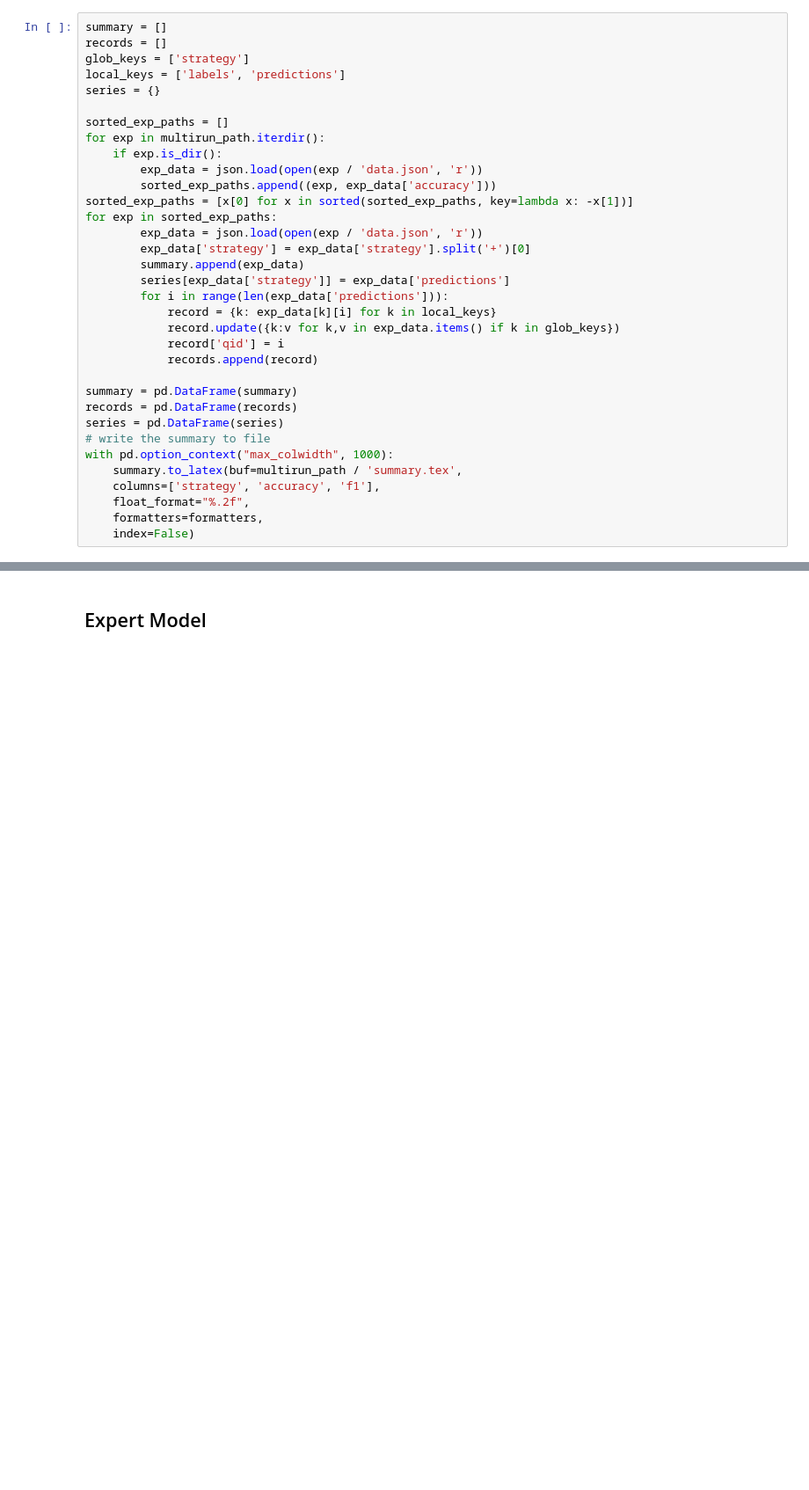
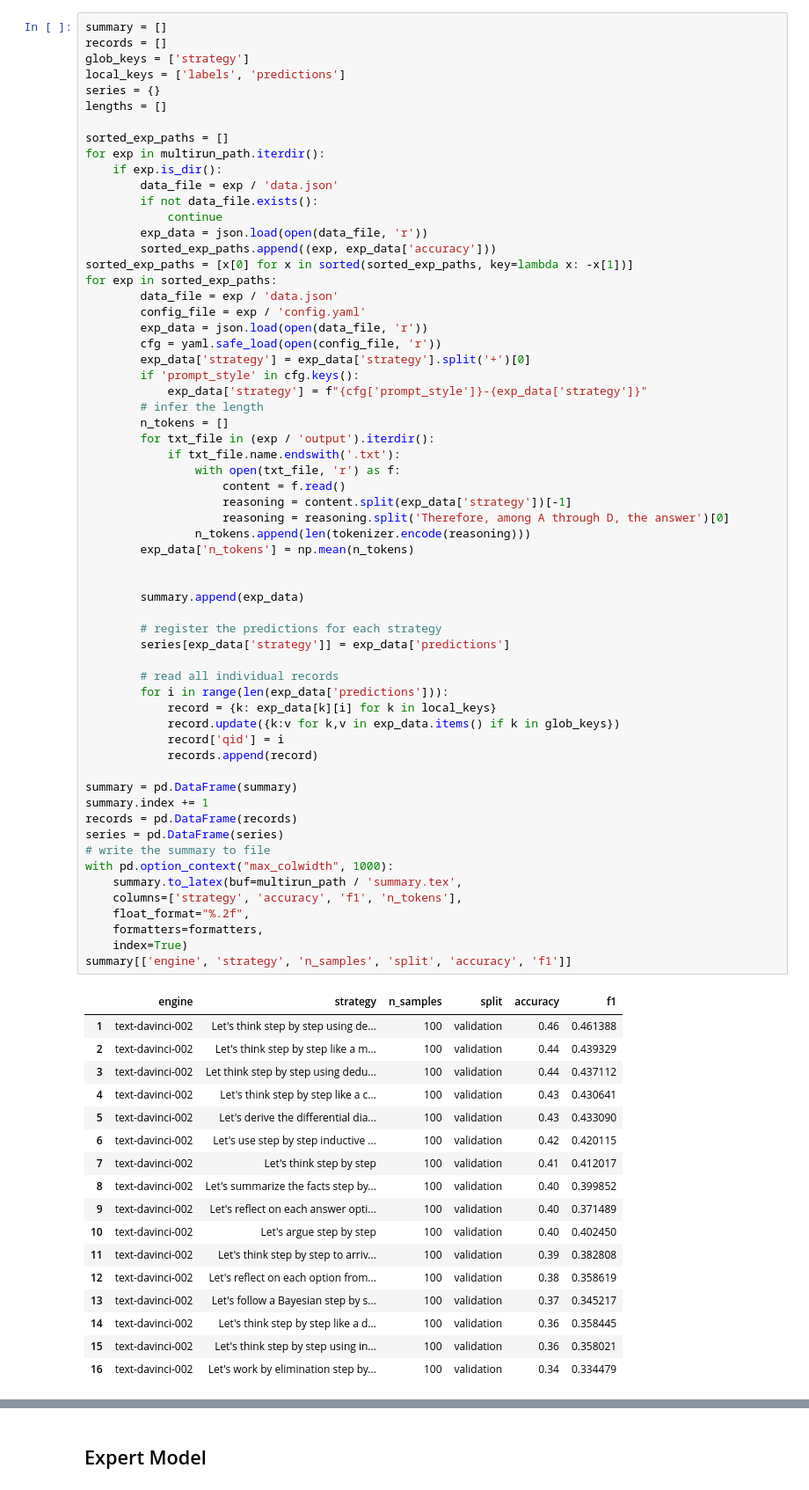
Before and after one commit to vlievin/medical-reasoning, a Jupyter notebook: notebooks/strategies.ipynb, the cells around one changed output, grey strips where cells are left out. Shown at 88% size. Drawn from its saved outputs; the diff is of its cells as text; blank space fills up the shorter version.

Commit message:
Find optimal combinations of strategies on the valid. set

```diff
--- a/notebooks/strategies.ipynb
+++ b/notebooks/strategies.ipynb
@@ -19,34 +29,79 @@ multirun_path = Path("/home/valv/remote_data/17-31-14")
 # %%
 summary = []
 records = []
 glob_keys = ['strategy']
 local_keys = ['labels', 'predictions']
 series = {}
+lengths = []
 
 sorted_exp_paths = []
 for exp in multirun_path.iterdir():
     if exp.is_dir():
-        exp_data = json.load(open(exp / 'data.json', 'r'))
+        data_file = exp / 'data.json'
+        if not data_file.exists():
+            continue
+        exp_data = json.load(open(data_file, 'r'))
         sorted_exp_paths.append((exp, exp_data['accuracy']))
 sorted_exp_paths = [x[0] for x in sorted(sorted_exp_paths, key=lambda x: -x[1])]
 for exp in sorted_exp_paths:
-        exp_data = json.load(open(exp / 'data.json', 'r'))
+        data_file = exp / 'data.json'
+        config_file = exp / 'config.yaml'
+        exp_data = json.load(open(data_file, 'r'))
+        cfg = yaml.safe_load(open(config_file, 'r'))
         exp_data['strategy'] = exp_data['strategy'].split('+')[0]
+        if 'prompt_style' in cfg.keys():
+            exp_data['strategy'] = f"{cfg['prompt_style']}-{exp_data['strategy']}"
+        # infer the length
+        n_tokens = []
+        for txt_file in (exp / 'output').iterdir():
+            if txt_file.name.endswith('.txt'):
+                with open(txt_file, 'r') as f:
+                    content = f.read()
+                    reasoning = content.split(exp_data['strategy'])[-1]
+                    reasoning = reasoning.split('Therefore, among A through D, the answer')[0]
+                n_tokens.append(len(tokenizer.encode(reasoning)))
+        exp_data['n_tokens'] = np.mean(n_tokens)
+
+
         summary.append(exp_data)
+
+        # register the predictions for each strategy
         series[exp_data['strategy']] = exp_data['predictions']
+
+        # read all individual records
         for i in range(len(exp_data['predictions'])):
             record = {k: exp_data[k][i] for k in local_keys}
             record.update({k:v for k,v in exp_data.items() if k in glob_keys})
             record['qid'] = i
             records.append(record)
 
 summary = pd.DataFrame(summary)
+summary.index += 1
 records = pd.DataFrame(records)
 series = pd.DataFrame(series)
 # write the summary to file
 with pd.option_context("max_colwidth", 1000):
     summary.to_latex(buf=multirun_path / 'summary.tex',
-    columns=['strategy', 'accuracy', 'f1'],
+    columns=['strategy', 'accuracy', 'f1', 'n_tokens'],
     float_format="%.2f",
     formatters=formatters,
-    index=False)
+    index=True)
+summary[['engine', 'strategy', 'n_samples', 'split', 'accuracy', 'f1']]
+# %% [output]
+|  | engine | strategy | n_samples | split | accuracy | f1 |
+| 1 | text-davinci-002 | Let's think step by step using de... | 100 | validation | 0.46 | 0.461388 |
+| 2 | text-davinci-002 | Let's think step by step like a m... | 100 | validation | 0.44 | 0.439329 |
+| 3 | text-davinci-002 | Let think step by step using dedu... | 100 | validation | 0.44 | 0.437112 |
+| 4 | text-davinci-002 | Let's think step by step like a c... | 100 | validation | 0.43 | 0.430641 |
+| 5 | text-davinci-002 | Let's derive the differential dia... | 100 | validation | 0.43 | 0.433090 |
+| 6 | text-davinci-002 | Let's use step by step inductive ... | 100 | validation | 0.42 | 0.420115 |
+| 7 | text-davinci-002 | Let's think step by step | 100 | validation | 0.41 | 0.412017 |
+| 8 | text-davinci-002 | Let's summarize the facts step by... | 100 | validation | 0.40 | 0.399852 |
+| 9 | text-davinci-002 | Let's reflect on each answer opti... | 100 | validation | 0.40 | 0.371489 |
+| 10 | text-davinci-002 | Let's argue step by step | 100 | validation | 0.40 | 0.402450 |
+| 11 | text-davinci-002 | Let's think step by step to arriv... | 100 | validation | 0.39 | 0.382808 |
+| 12 | text-davinci-002 | Let's reflect on each option from... | 100 | validation | 0.38 | 0.358619 |
+| 13 | text-davinci-002 | Let's follow a Bayesian step by s... | 100 | validation | 0.37 | 0.345217 |
+| 14 | text-davinci-002 | Let's think step by step like a d... | 100 | validation | 0.36 | 0.358445 |
+| 15 | text-davinci-002 | Let's think step by step using in... | 100 | validation | 0.36 | 0.358021 |
+| 16 | text-davinci-002 | Let's work by elimination step by... | 100 | validation | 0.34 | 0.334479 |
```
Also changed, not shown: parts of 12 cells of this notebook, 3 other files.
